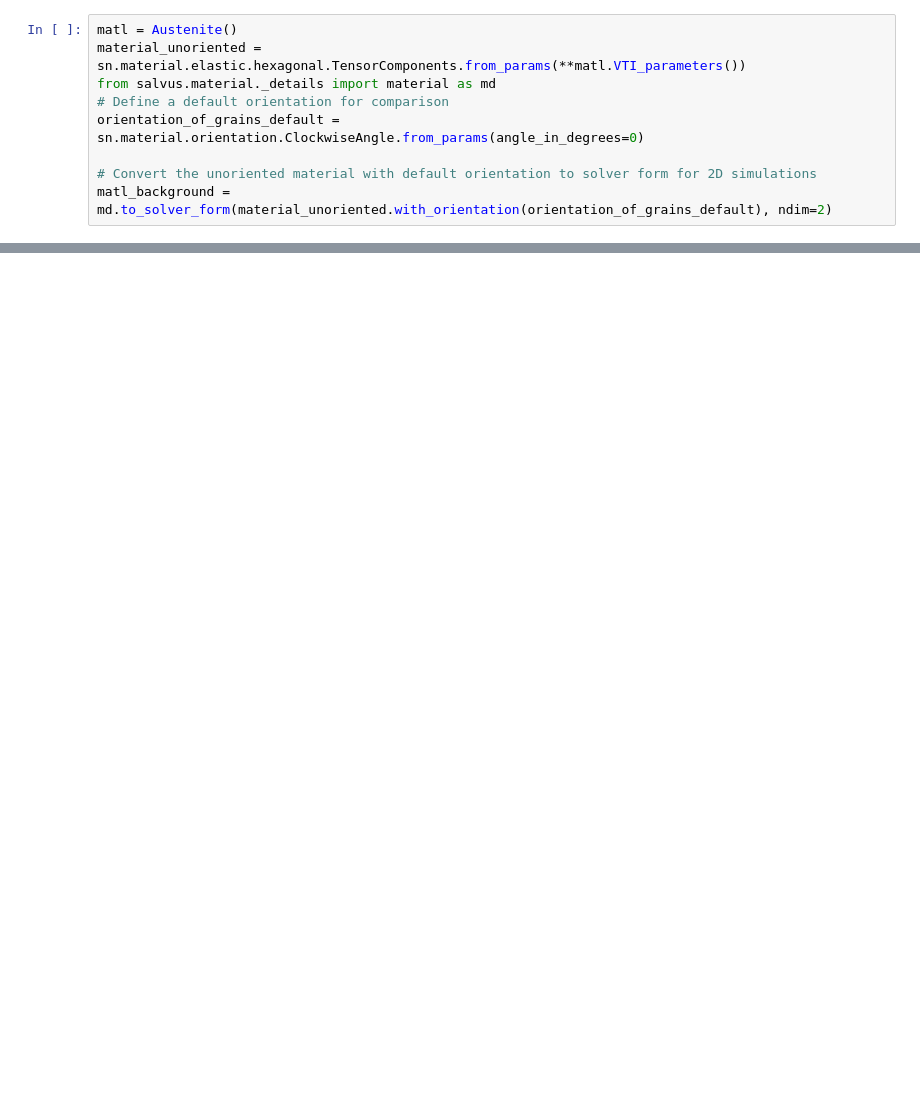
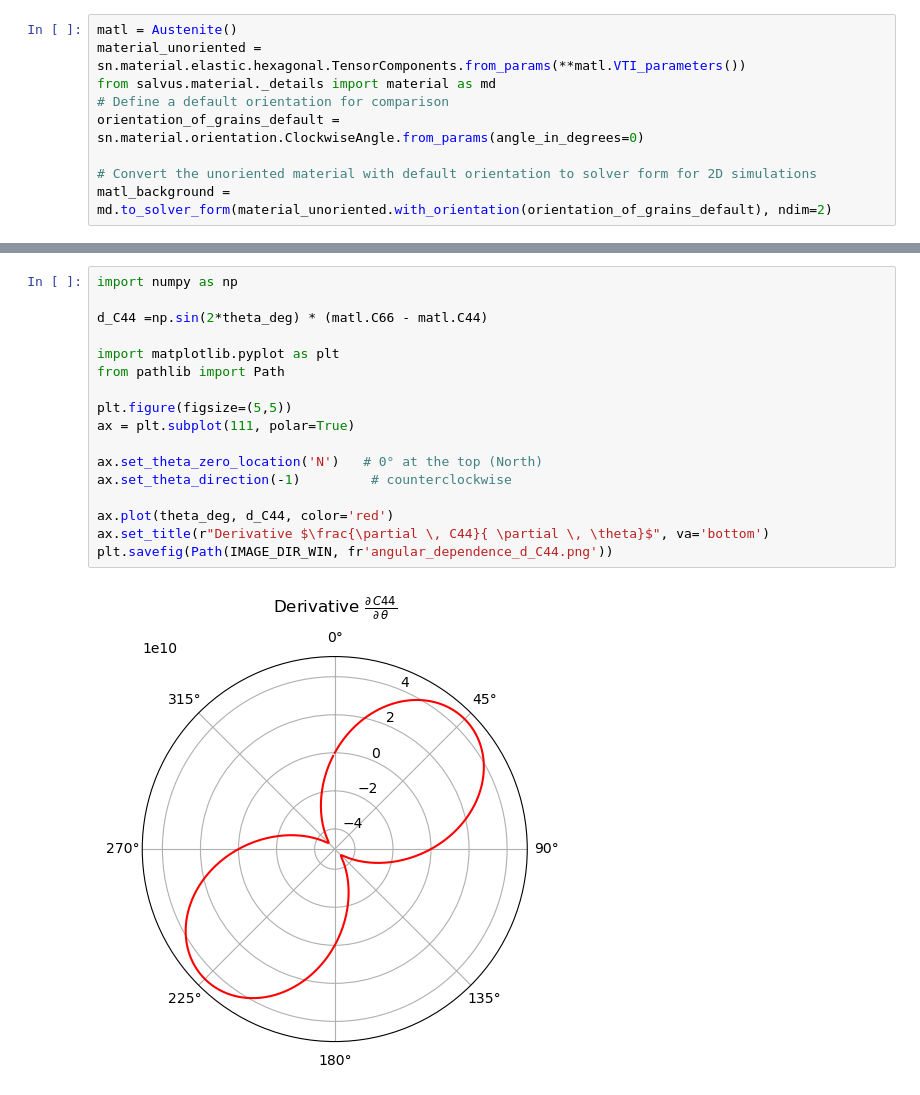
Before and after one commit to oliverwfy/Salvus, a Jupyter notebook: elastic_model/tomography/orientation.ipynb, the cells around one changed output, grey strips where cells are left out. Saved outputs shown, nothing was run; the diff lists cells and outputs as text; blank space fills up the shorter version.

```diff
--- a/elastic_model/tomography/orientation.ipynb
+++ b/elastic_model/tomography/orientation.ipynb
@@ -92,0 +259,19 @@ print("\nC2D (xx, zz, xz):\n", C2D)
+# %%
+import numpy as np
+
+d_C44 =np.sin(2*theta_deg) * (matl.C66 - matl.C44)
+
+import matplotlib.pyplot as plt
+from pathlib import Path
+
+plt.figure(figsize=(5,5))
+ax = plt.subplot(111, polar=True)
+
+ax.set_theta_zero_location('N')   # 0° at the top (North)
+ax.set_theta_direction(-1)         # counterclockwise
+
+ax.plot(theta_deg, d_C44, color='red')
+ax.set_title(r"Derivative $\frac{\partial \, C44}{ \partial \, \theta}$", va='bottom')
+plt.savefig(Path(IMAGE_DIR_WIN, fr'angular_dependence_d_C44.png'))
+# %% [output]
+[figure, added]
```
Also changed, not shown: parts of 13 cells of this notebook, 12 other files.
